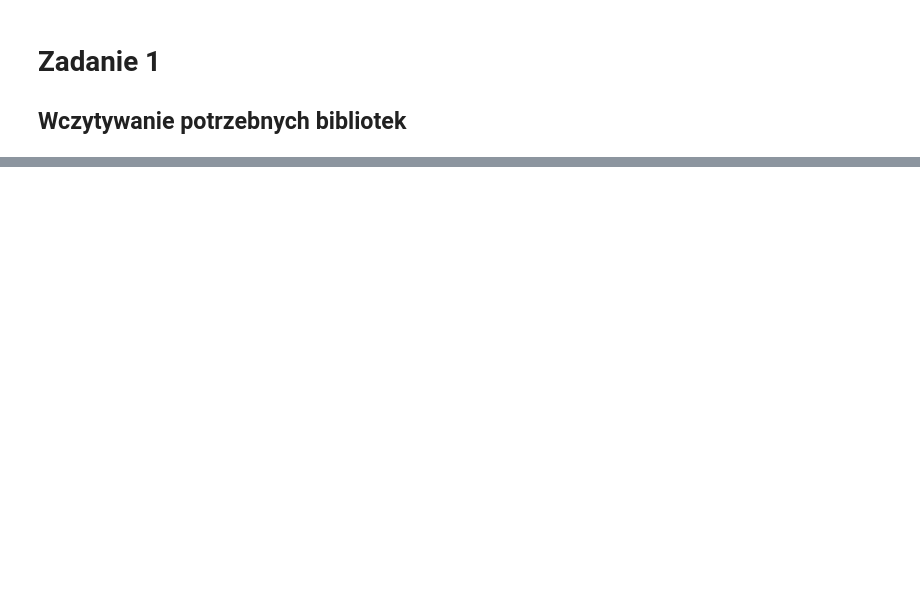
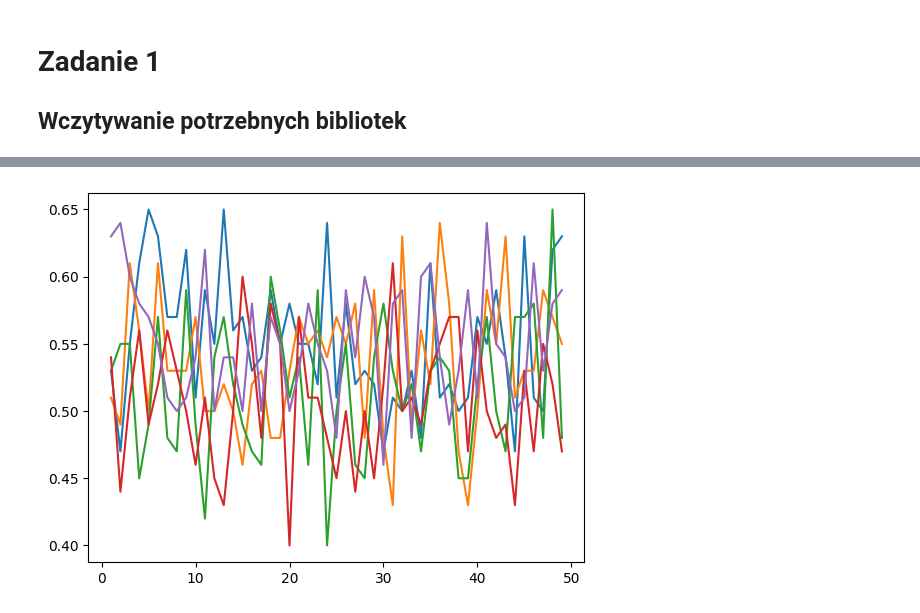
Before and after one commit to Arekflo2002/MetodyNieparametryczneStatystyka_Rozwiazania, a Jupyter notebook: Zadanie1.ipynb, the cells around one changed output, grey strips where cells are left out. Saved outputs shown, nothing was run; the diff lists cells and outputs as text; code cells hidden in the pictures; blank space fills up the shorter version.

```diff
--- a/Zadanie1.ipynb
+++ b/Zadanie1.ipynb
@@ -39,0 +17,12 @@ plt.plot(liczba_stopni,moce_testow)
+# %%
+
+np.random.seed(seed=123)
+
+# Zakres stopni swobody, jakie zaprezentuję na wykresie
+stopnie_swobody = range(1,50,1) # Zakres od 1-50 co 1
+# Ustalam poziom istotności
+poziom_istotnosci = 0.05
+# Liczba danych dla jakich wykonam symulacje
+liczby_danych = [10,20,50,100,200]
+# Liczba symulacji na jakich będę bazować
+liczba_symulacji = 100
@@ -39,0 +33,63 @@ plt.plot(liczba_stopni,moce_testow)
+# %%
+def symulacja_testu(test):
+    # Tablica, która zbierze mi moce testów
+    moce_testow = []
+
+    # Zaczynamy symulacje
+    # Dla każdej liczby danych
+    for l_danych in liczby_danych:
+        # Tworzę nową tablicę która będzie przechowywała
+        # moce testu dla n-tej liczby danych
+        moce_n_testu = []
+        # Dla każdego stopnia swobody
+        for stopien_s in stopnie_swobody:
+            # W tej zmiennej będę sumował liczbę razy, gdy dla danego zestawu
+            # danych odrzuciłem hipotezę zerową
+            suma_odrzucenia_H0 = 0
+            # Symulacja, dla danego zestawu danych
+            for k in range(liczba_symulacji):
+                # Tworzę próbkę danych z rozkładu t-Studenta
+                # o l_danych wielkości i stopien_s stopni swobody
+                probka = stats.t.rvs(stopien_s,size=l_danych)
+                # Standaryzacja danych
+                stand_probka = (probka-np.mean(probka))/np.std(probka)
+
+                # Tutaj jest moment decyzyjny, gdzie decyduje jaki test
+                # jest teraz symulowany
+
+                # Test Chi-kwadrat
+                if test == "chi":
+                    # Jeżeli pvalue z danego testu jest mniejsze niż wczesniej
+                    # ustalony poziom istotnotnosci to odrucamy Hipoteze zerowa
+                    # co znaczy ze zwiekszamy zmienna sumujaca odrzucenie H0 o 1
+                    if stats.chisquare(stand_probka).pvalue < poziom_istotnosci:
+                        suma_odrzucenia_H0 += 1
+
+                # Test Shapiro-Wilka
+                elif test == "shapiro":
+                    if stats.shapiro(stand_probka).pvalue < poziom_istotnosci:
+                        suma_odrzucenia_H0 += 1
+
+                # Test Kołgomorova
+                elif test == "kolmog":
+                    if stats.kstest(stand_probka).pvalue < poziom_istotnosci:
+                        suma_odrzucenia_H0 +=1
+
+            # Teraz podliczamy odsetek w jakim odrzucilismy H0 w całej symulacji
+            moce_n_testu.append((suma_odrzucenia_H0/liczba_symulacji))
+        # Teraz dodajemy moce n-tego testu do głownej tablicy przechowującej moce testu
+        moce_testow.append(moce_n_testu)
+
+    # Symulacja zakonczona
+
+    return moce_testow
+
+
+sym = symulacja_testu("shapiro")
+plt.figure()
+for moce in sym:
+    plt.plot(stopnie_swobody,moce)
+
+plt.show()
+# %% [output]
+[figure, added]
```
Also changed, not shown: parts of 3 cells of this notebook, 2 other files.
